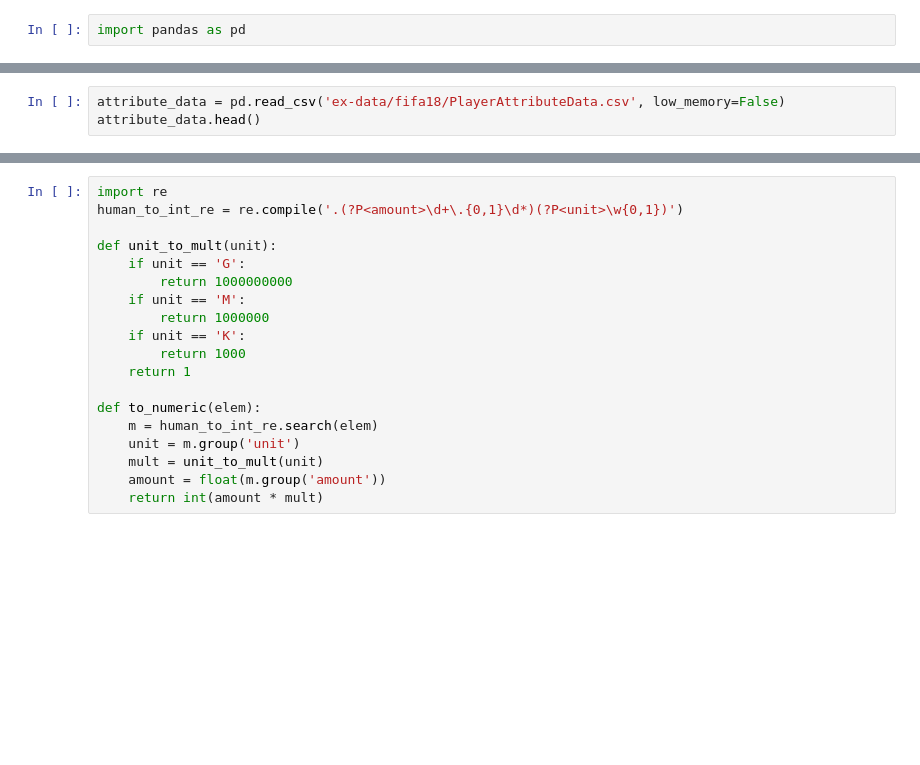
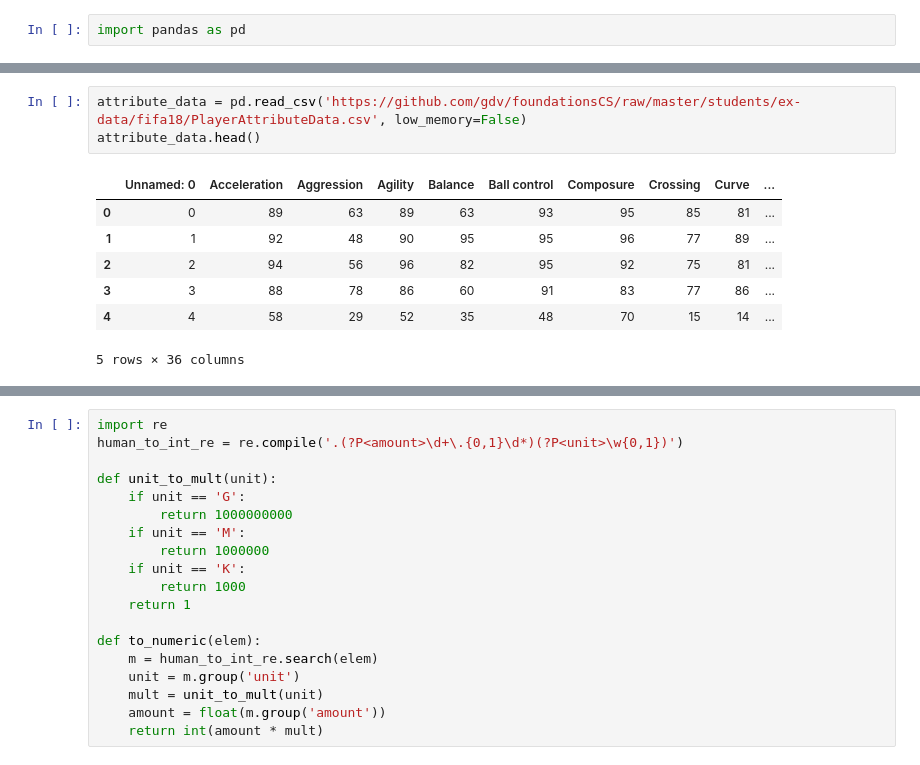
Before and after one commit to gdv/foundationsCS, a Jupyter notebook: teachers/py-14-fifa-solution.ipynb, the cells around one changed output, grey strips where cells are left out. Cells and saved outputs as stored; diff of their text form; blank space fills up the shorter version.

```diff
--- a/teachers/py-14-fifa-solution.ipynb
+++ b/teachers/py-14-fifa-solution.ipynb
@@ -8,4 +16,12 @@ complete_data.head()
 # %%
-attribute_data = pd.read_csv('ex-data/fifa18/PlayerAttributeData.csv', low_memory=False)
+attribute_data = pd.read_csv('https://github.com/gdv/foundationsCS/raw/master/students/ex-data/fifa18/PlayerAttributeData.csv', low_memory=False)
 attribute_data.head()
+# %% [output]
+|  | Unnamed: 0 | Acceleration | Aggression | Agility | Balance | Ball control | Composure | Crossing | Curve | ... |
+| 0 | 0 | 89 | 63 | 89 | 63 | 93 | 95 | 85 | 81 | ... |
+| 1 | 1 | 92 | 48 | 90 | 95 | 95 | 96 | 77 | 89 | ... |
+| 2 | 2 | 94 | 56 | 96 | 82 | 95 | 92 | 75 | 81 | ... |
+| 3 | 3 | 88 | 78 | 86 | 60 | 91 | 83 | 77 | 86 | ... |
+| 4 | 4 | 58 | 29 | 52 | 35 | 48 | 70 | 15 | 14 | ... |
+5 rows × 36 columns
 # %%
```
Also changed, not shown: parts of 26 cells of this notebook, 53 other files.
